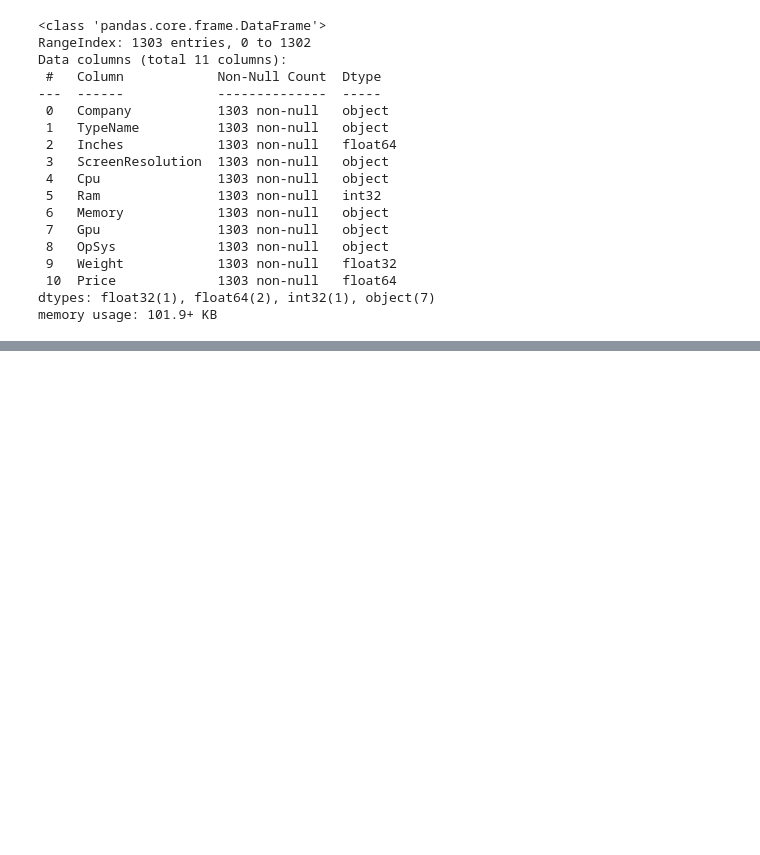
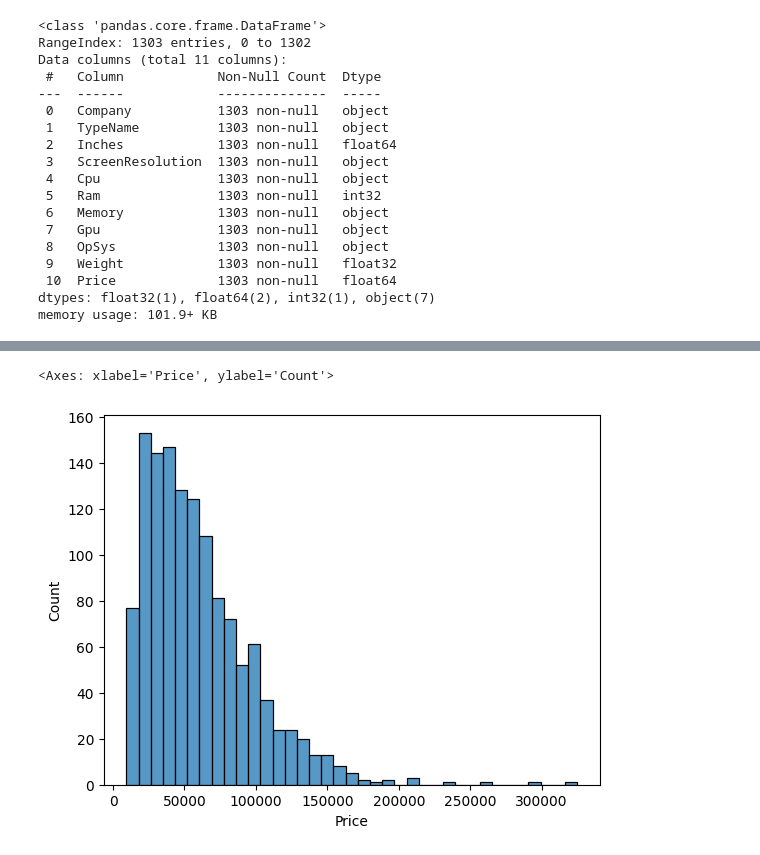
Before and after one commit to afadnan/ds_ml_dl, a Jupyter notebook: projects/laptop_price_predictor/laptop_price_predictor.ipynb, the cells around one changed output, grey strips where cells are left out. Cells and saved outputs as stored; diff of their text form; code cells hidden in the pictures; blank space fills up the shorter version.

```diff
--- a/projects/laptop_price_predictor/laptop_price_predictor.ipynb
+++ b/projects/laptop_price_predictor/laptop_price_predictor.ipynb
@@ -148,0 +156,5 @@ memory usage: 101.9+ KB
+# %%
+sns.histplot(df['Price'])
+# %% [output]
+<Axes: xlabel='Price', ylabel='Count'>
+[figure, added]
```
Also changed, not shown: parts of 10 cells of this notebook, 1 other file.
